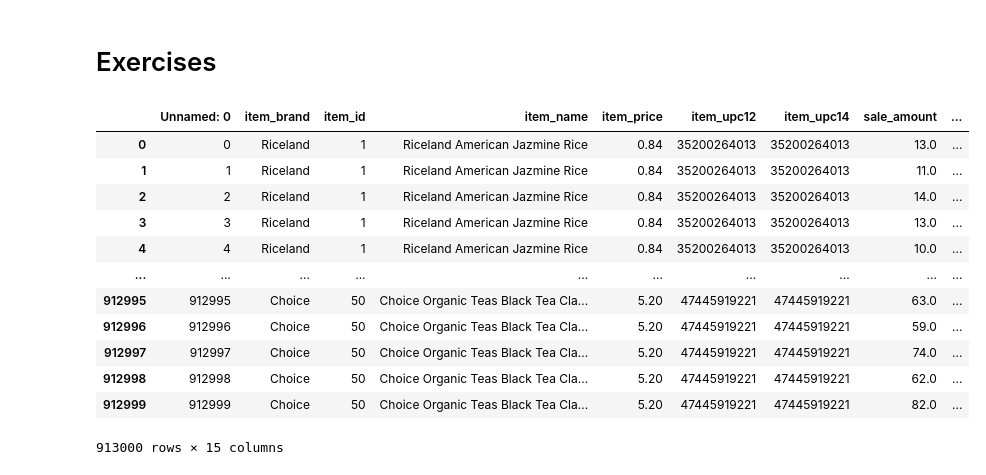
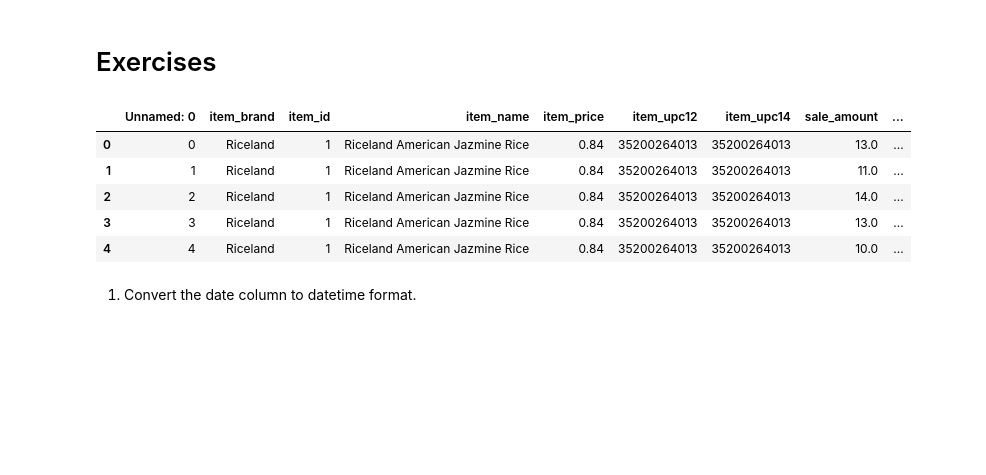
Before and after one commit to lopezelihezer/time-series-exercises, a Jupyter notebook: time_series_prep_exercises.ipynb, the cells around one changed output. Cells and saved outputs as stored; diff of their text form; code cells hidden in the pictures; blank space fills up the shorter version.

```diff
--- a/time_series_prep_exercises.ipynb
+++ b/time_series_prep_exercises.ipynb
@@ -5,20 +5,15 @@ import pandas as pd
 import matplotlib.pyplot as plt
 from vega_datasets import data
 # %%
-store_items = pd.read_csv("whole_df.csv")
+si = pd.read_csv("whole_df.csv")
 # %%
-store_items
+si.head()
 # %% [output]
 |  | Unnamed: 0 | item_brand | item_id | item_name | item_price | item_upc12 | item_upc14 | sale_amount | ... |
 | 0 | 0 | Riceland | 1 | Riceland American Jazmine Rice | 0.84 | 35200264013 | 35200264013 | 13.0 | ... |
 | 1 | 1 | Riceland | 1 | Riceland American Jazmine Rice | 0.84 | 35200264013 | 35200264013 | 11.0 | ... |
 | 2 | 2 | Riceland | 1 | Riceland American Jazmine Rice | 0.84 | 35200264013 | 35200264013 | 14.0 | ... |
 | 3 | 3 | Riceland | 1 | Riceland American Jazmine Rice | 0.84 | 35200264013 | 35200264013 | 13.0 | ... |
 | 4 | 4 | Riceland | 1 | Riceland American Jazmine Rice | 0.84 | 35200264013 | 35200264013 | 10.0 | ... |
-| ... | ... | ... | ... | ... | ... | ... | ... | ... | ... |
-| 912995 | 912995 | Choice | 50 | Choice Organic Teas Black Tea Cla... | 5.20 | 47445919221 | 47445919221 | 63.0 | ... |
-| 912996 | 912996 | Choice | 50 | Choice Organic Teas Black Tea Cla... | 5.20 | 47445919221 | 47445919221 | 59.0 | ... |
-| 912997 | 912997 | Choice | 50 | Choice Organic Teas Black Tea Cla... | 5.20 | 47445919221 | 47445919221 | 74.0 | ... |
-| 912998 | 912998 | Choice | 50 | Choice Organic Teas Black Tea Cla... | 5.20 | 47445919221 | 47445919221 | 62.0 | ... |
-| 912999 | 912999 | Choice | 50 | Choice Organic Teas Black Tea Cla... | 5.20 | 47445919221 | 47445919221 | 82.0 | ... |
-913000 rows × 15 columns
+# %% [markdown]
+1. Convert the date column to datetime format.
```
Also changed, not shown: parts of 9 cells of this notebook.
